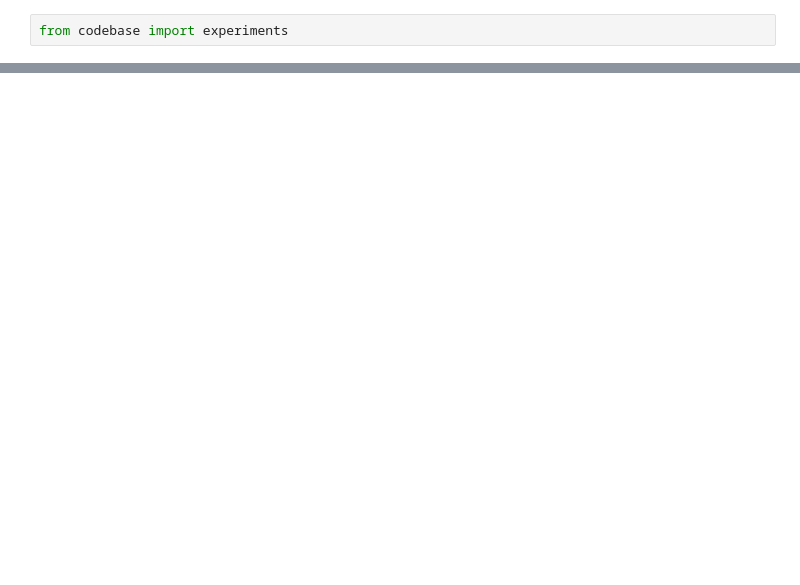
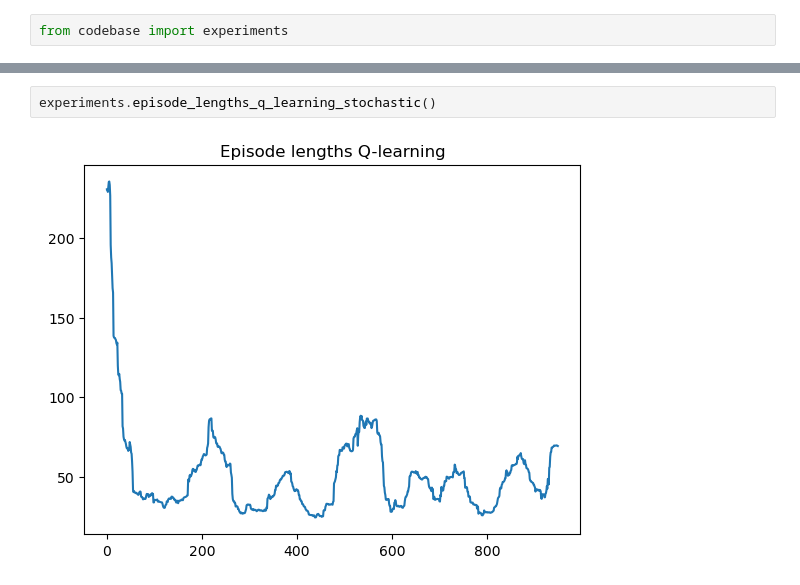
Before and after one commit to ThijsKuipers1995/RL_project, a Jupyter notebook: results.ipynb, the cells around one changed output, grey strips where cells are left out. Saved outputs shown, nothing was run; the diff lists cells and outputs as text; blank space fills up the shorter version.

```diff
--- a/results.ipynb
+++ b/results.ipynb
@@ -6,0 +11,4 @@ experiments.episode_lengths_q_learning()
+# %%
+experiments.episode_lengths_q_learning_stochastic()
+# %% [output]
+[figure, added]
```
Also changed, not shown: parts of 3 cells of this notebook, 3 other files.
